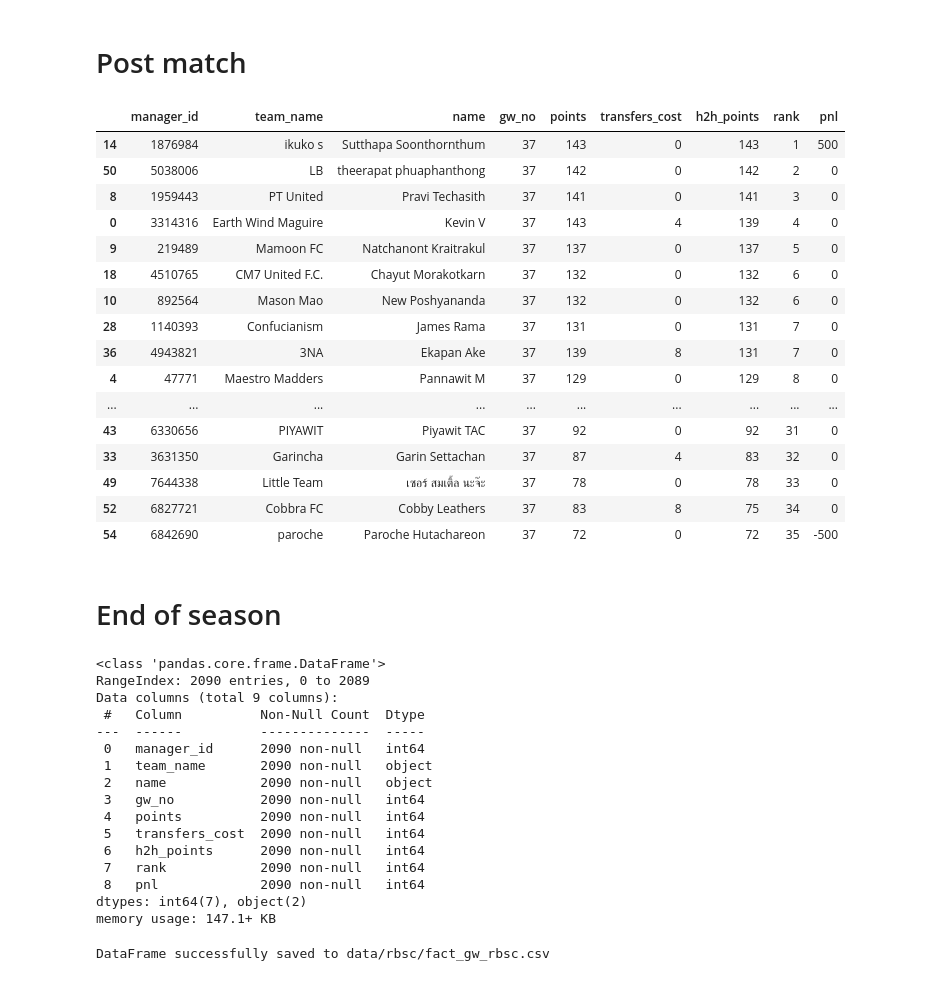
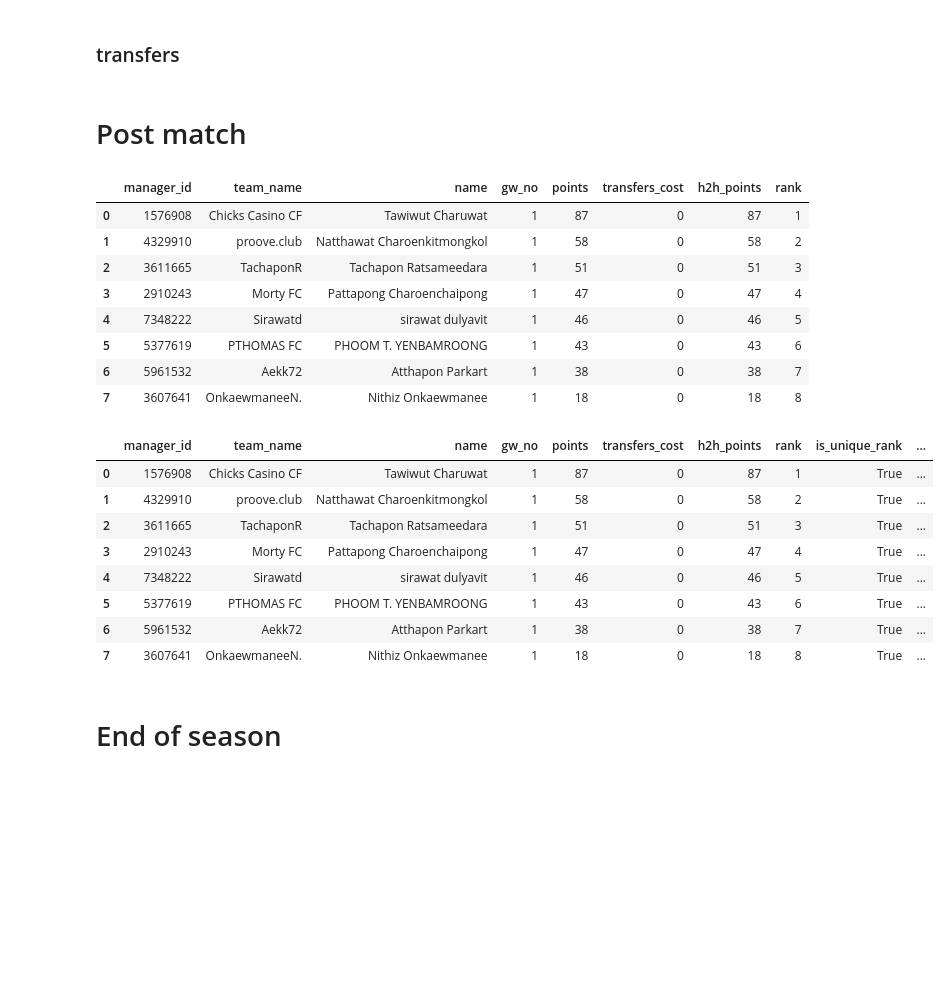
Before and after one commit to tawiwut-cha/fpl-analytics, a Jupyter notebook: modular_v2.ipynb, the cells around one changed output. Cells and saved outputs as stored; diff of their text form; code cells hidden in the pictures; blank space fills up the shorter version.

```diff
--- a/modular_v2.ipynb
+++ b/modular_v2.ipynb
@@ -115,0 +34,3 @@ picks_count.loc[:, ['first_name', 'second_name', 'selected_by']].sort_values(by=
+# %%
+league_name = 'rpk'  #'rpk', 'ifc', 'rbsc'
+league_id = get_league_id(league_name)
@@ -115,0 +174,2 @@ picks_count.loc[:, ['first_name', 'second_name', 'selected_by']].sort_values(by=
+# %% [markdown]
+### transfers
@@ -118,20 +182,26 @@ picks_count.loc[:, ['first_name', 'second_name', 'selected_by']].sort_values(by=
+# %%
+points = get_gw_points(league_id, 1)
+# %%
+points
+# %% [output]
+|  | manager_id | team_name | name | gw_no | points | transfers_cost | h2h_points | rank |
+| 0 | 1576908 | Chicks Casino CF | Tawiwut Charuwat | 1 | 87 | 0 | 87 | 1 |
+| 1 | 4329910 | proove.club | Natthawat Charoenkitmongkol | 1 | 58 | 0 | 58 | 2 |
+| 2 | 3611665 | TachaponR | Tachapon Ratsameedara | 1 | 51 | 0 | 51 | 3 |
+| 3 | 2910243 | Morty FC | Pattapong Charoenchaipong | 1 | 47 | 0 | 47 | 4 |
+| 4 | 7348222 | Sirawatd | sirawat dulyavit | 1 | 46 | 0 | 46 | 5 |
+| 5 | 5377619 | PTHOMAS FC | PHOOM T. YENBAMROONG | 1 | 43 | 0 | 43 | 6 |
+| 6 | 5961532 | Aekk72 | Atthapon Parkart | 1 | 38 | 0 | 38 | 7 |
+| 7 | 3607641 | OnkaewmaneeN. | Nithiz Onkaewmanee | 1 | 18 | 0 | 18 | 8 |
 # %%
-get_gw_weekly_pnl(get_gw_points(league_id, 37), league_name)
+get_gw_weekly_pnl(points, league_name)
 # %% [output]
-|  | manager_id | team_name | name | gw_no | points | transfers_cost | h2h_points | rank | pnl |
-| 14 | 1876984 | ikuko s | Sutthapa Soonthornthum | 37 | 143 | 0 | 143 | 1 | 500 |
-| 50 | 5038006 | LB | theerapat phuaphanthong | 37 | 142 | 0 | 142 | 2 | 0 |
-| 8 | 1959443 | PT United | Pravi Techasith | 37 | 141 | 0 | 141 | 3 | 0 |
-| 0 | 3314316 | Earth Wind Maguire | Kevin V | 37 | 143 | 4 | 139 | 4 | 0 |
-| 9 | 219489 | Mamoon FC | Natchanont Kraitrakul | 37 | 137 | 0 | 137 | 5 | 0 |
-| 18 | 4510765 | CM7 United F.C. | Chayut Morakotkarn | 37 | 132 | 0 | 132 | 6 | 0 |
-| 10 | 892564 | Mason Mao | New Poshyananda | 37 | 132 | 0 | 132 | 6 | 0 |
-| 28 | 1140393 | Confucianism | James Rama | 37 | 131 | 0 | 131 | 7 | 0 |
-| 36 | 4943821 | 3NA | Ekapan Ake | 37 | 139 | 8 | 131 | 7 | 0 |
-| 4 | 47771 | Maestro Madders | Pannawit M | 37 | 129 | 0 | 129 | 8 | 0 |
-| ... | ... | ... | ... | ... | ... | ... | ... | ... | ... |
-| 43 | 6330656 | PIYAWIT | Piyawit TAC | 37 | 92 | 0 | 92 | 31 | 0 |
-| 33 | 3631350 | Garincha | Garin Settachan | 37 | 87 | 4 | 83 | 32 | 0 |
-| 49 | 7644338 | Little Team | เซอร์ สมเติ้ล นะจ๊ะ | 37 | 78 | 0 | 78 | 33 | 0 |
-| 52 | 6827721 | Cobbra FC | Cobby Leathers | 37 | 83 | 8 | 75 | 34 | 0 |
-| 54 | 6842690 | paroche | Paroche Hutachareon | 37 | 72 | 0 | 72 | 35 | -500 |
+|  | manager_id | team_name | name | gw_no | points | transfers_cost | h2h_points | rank | is_unique_rank | ... |
+| 0 | 1576908 | Chicks Casino CF | Tawiwut Charuwat | 1 | 87 | 0 | 87 | 1 | True | ... |
+| 1 | 4329910 | proove.club | Natthawat Charoenkitmongkol | 1 | 58 | 0 | 58 | 2 | True | ... |
+| 2 | 3611665 | TachaponR | Tachapon Ratsameedara | 1 | 51 | 0 | 51 | 3 | True | ... |
+| 3 | 2910243 | Morty FC | Pattapong Charoenchaipong | 1 | 47 | 0 | 47 | 4 | True | ... |
+| 4 | 7348222 | Sirawatd | sirawat dulyavit | 1 | 46 | 0 | 46 | 5 | True | ... |
+| 5 | 5377619 | PTHOMAS FC | PHOOM T. YENBAMROONG | 1 | 43 | 0 | 43 | 6 | True | ... |
+| 6 | 5961532 | Aekk72 | Atthapon Parkart | 1 | 38 | 0 | 38 | 7 | True | ... |
+| 7 | 3607641 | OnkaewmaneeN. | Nithiz Onkaewmanee | 1 | 18 | 0 | 18 | 8 | True | ... |
@@ -145,23 +217,0 @@ for gw_no in range(37,38+1):
-# %%
-df.info()
-# %% [output]
-<class 'pandas.core.frame.DataFrame'>
-RangeIndex: 2090 entries, 0 to 2089
-Data columns (total 9 columns):
- #   Column          Non-Null Count  Dtype
----  ------          --------------  -----
- 0   manager_id      2090 non-null   int64
- 1   team_name       2090 non-null   object
- 2   name            2090 non-null   object
- 3   gw_no           2090 non-null   int64
- 4   points          2090 non-null   int64
- 5   transfers_cost  2090 non-null   int64
- 6   h2h_points      2090 non-null   int64
- 7   rank            2090 non-null   int64
- 8   pnl             2090 non-null   int64
-dtypes: int64(7), object(2)
-memory usage: 147.1+ KB
-# %%
-write_gw(df, 'rbsc')
-# %% [output]
-DataFrame successfully saved to data/rbsc/fact_gw_rbsc.csv
```
Also changed, not shown: parts of 50 cells of this notebook, 3 other files.
